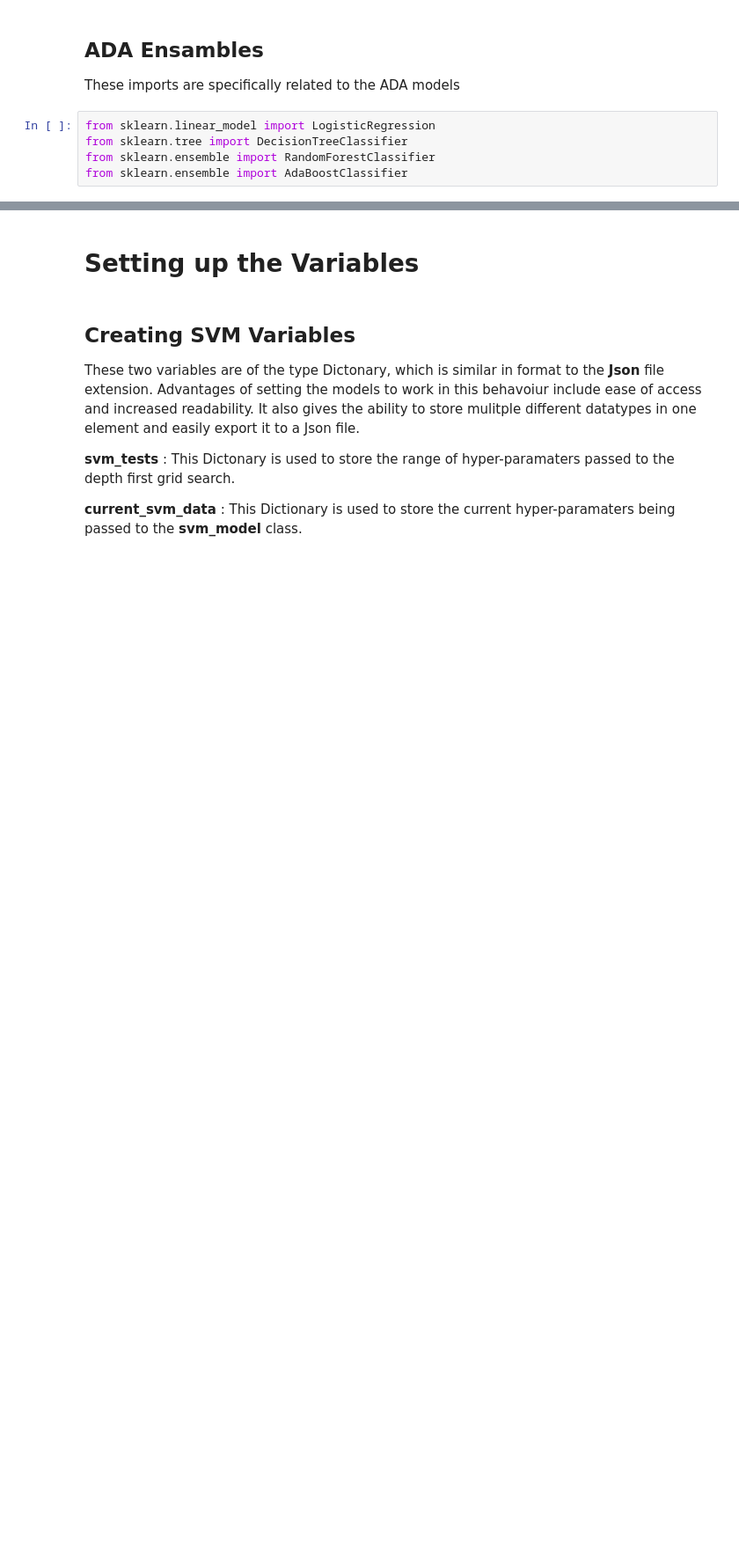
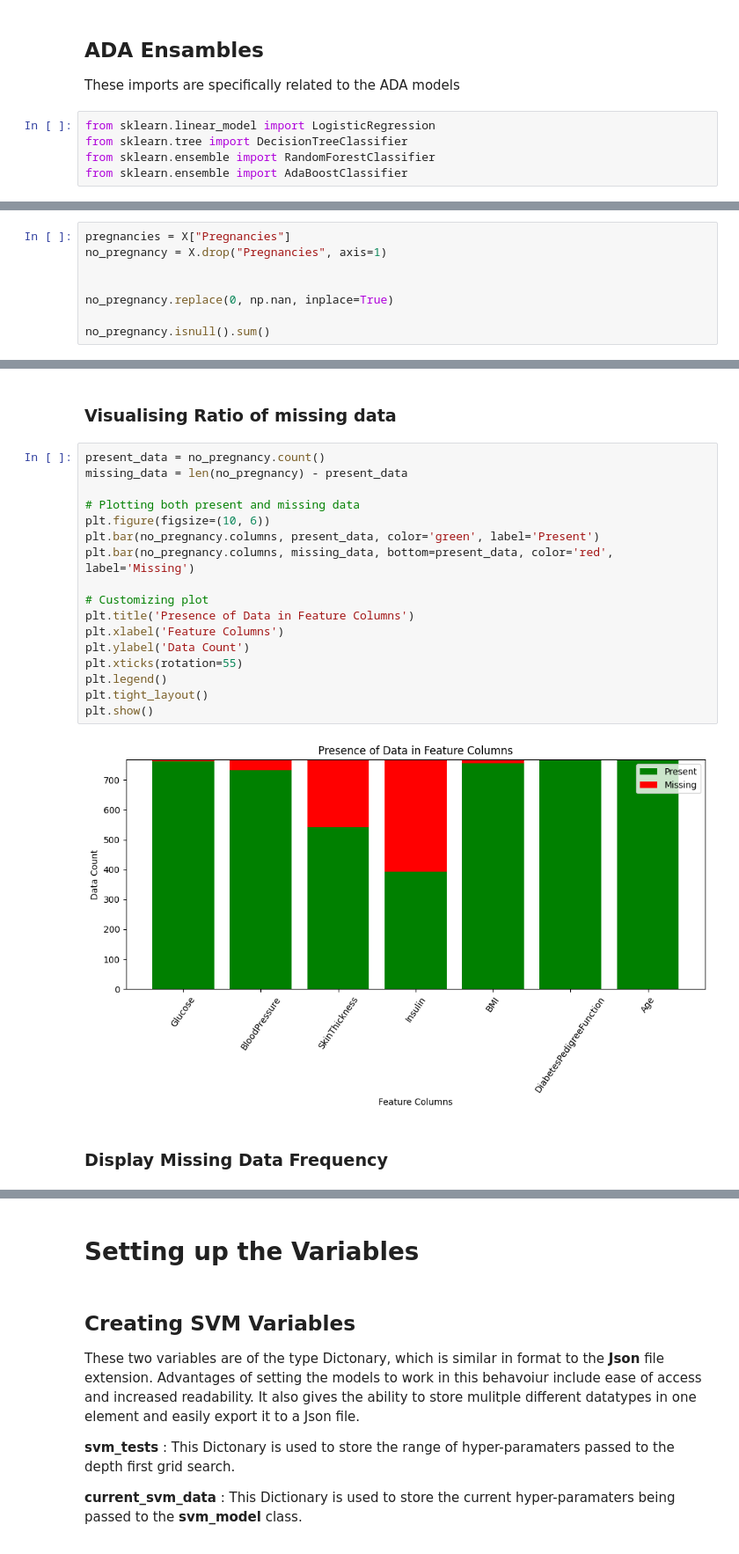
Before and after one commit to Sp0xF8/Individual-Project, a Jupyter notebook: assessment_final.ipynb, the cells around one changed output, grey strips where cells are left out. Shown at 88% size. Drawn from its saved outputs; the diff is of its cells as text; blank space fills up the shorter version.

```diff
--- a/assessment_final.ipynb
+++ b/assessment_final.ipynb
@@ -68,0 +97,8 @@ print(data.shape)
+# %%
+pregnancies = X["Pregnancies"]
+no_pregnancy = X.drop("Pregnancies", axis=1)
+
+
+no_pregnancy.replace(0, np.nan, inplace=True)
+
+no_pregnancy.isnull().sum()
@@ -68,0 +114,23 @@ print(data.shape)
+# %% [markdown]
+### Visualising Ratio of missing data
+# %%
+present_data = no_pregnancy.count()
+missing_data = len(no_pregnancy) - present_data
+
+# Plotting both present and missing data
+plt.figure(figsize=(10, 6))
+plt.bar(no_pregnancy.columns, present_data, color='green', label='Present')
+plt.bar(no_pregnancy.columns, missing_data, bottom=present_data, color='red', label='Missing')
+
+# Customizing plot
+plt.title('Presence of Data in Feature Columns')
+plt.xlabel('Feature Columns')
+plt.ylabel('Data Count')
+plt.xticks(rotation=55)
+plt.legend()
+plt.tight_layout()
+plt.show()
+# %% [output]
+[figure, added]
+# %% [markdown]
+### Display Missing Data Frequency
```
Also changed, not shown: parts of 37 cells of this notebook, 8 other files.
